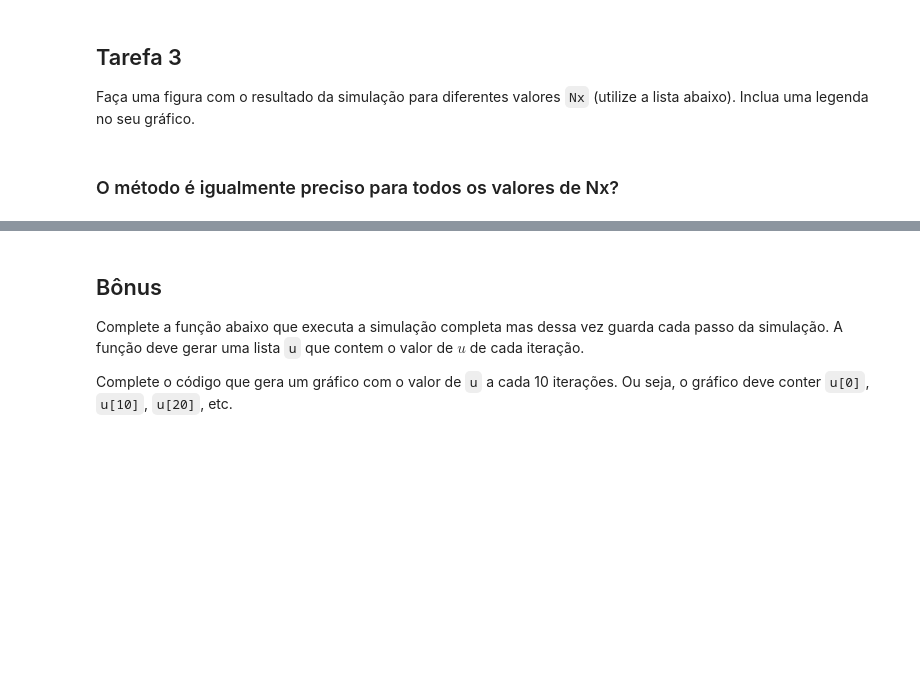
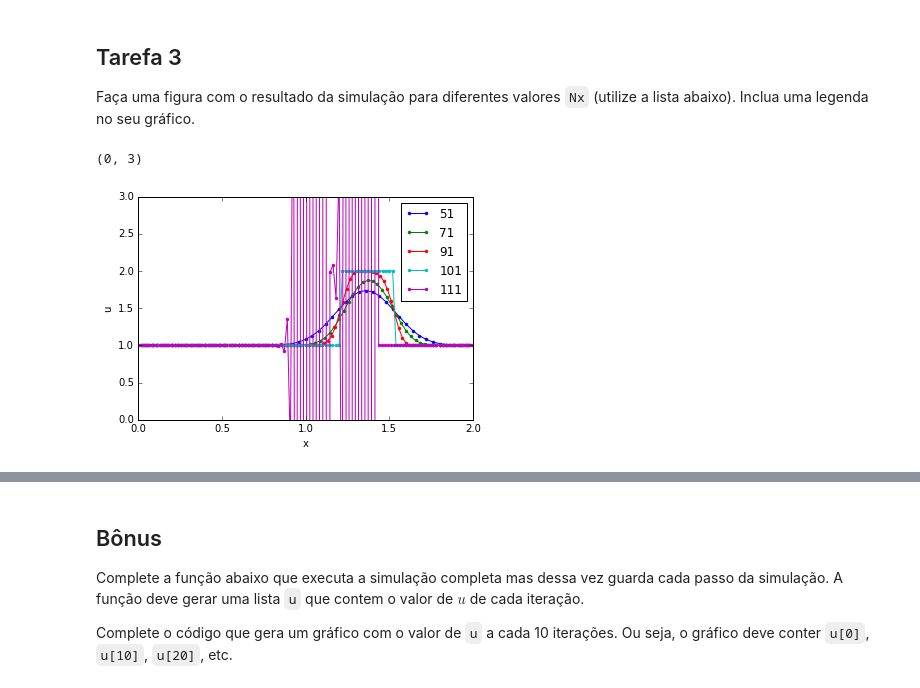
Before and after one commit to mat-esp-2016/diferencas-finitas-conveccao-luis-victor-felipe-e-romulo, a Jupyter notebook: df-conveccao.ipynb, the cells around one changed output, grey strips where cells are left out. Saved outputs shown, nothing was run; the diff lists cells and outputs as text; code cells hidden in the pictures; blank space fills up the shorter version.

```diff
--- a/df-conveccao.ipynb
+++ b/df-conveccao.ipynb
@@ -145,2 +139,12 @@ plt.ylim(0, 3)
-# %% [markdown]
-### O método é igualmente preciso para todos os valores de Nx?
+# %%
+plt.figure()
+for Nx in valores_de_Nx: #usamos o for nos valores de Nx, para representas os seus valores para cada u no gráfico abaixo
+    x, u0, u_futuro = simula(tamanho=2, Nx=Nx, duração=1, Nt=51, velocidade=1)
+    plt.plot(x, u_futuro, '.-')
+plt.legend(valores_de_Nx)
+plt.xlabel('x')
+plt.ylabel('u')
+plt.ylim(0, 3)
+# %% [output]
+(0, 3)
+[figure, added]
```
Also changed, not shown: parts of 7 cells of this notebook.
